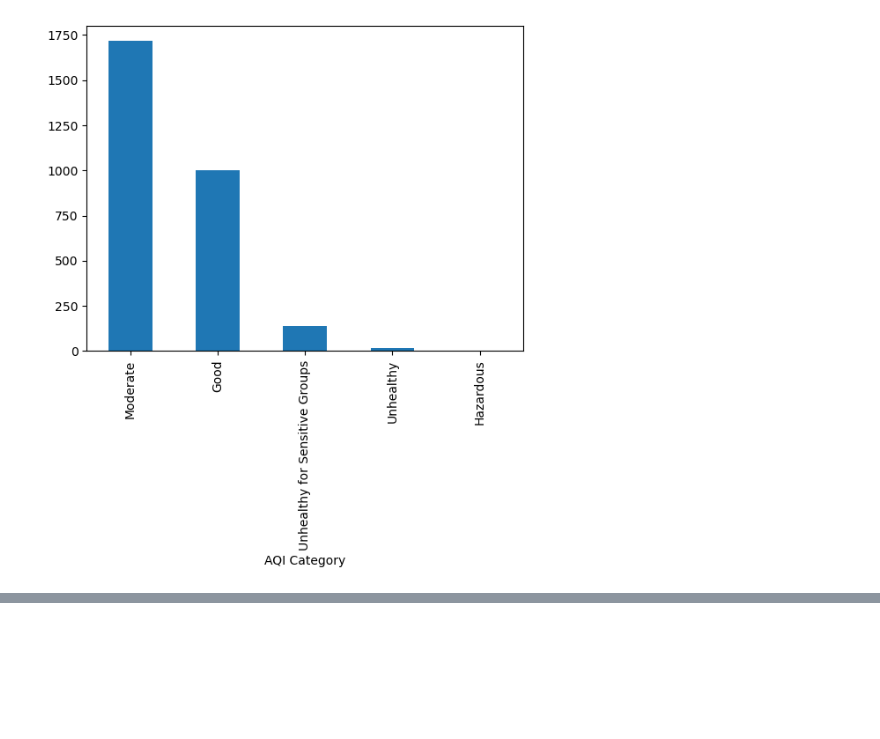
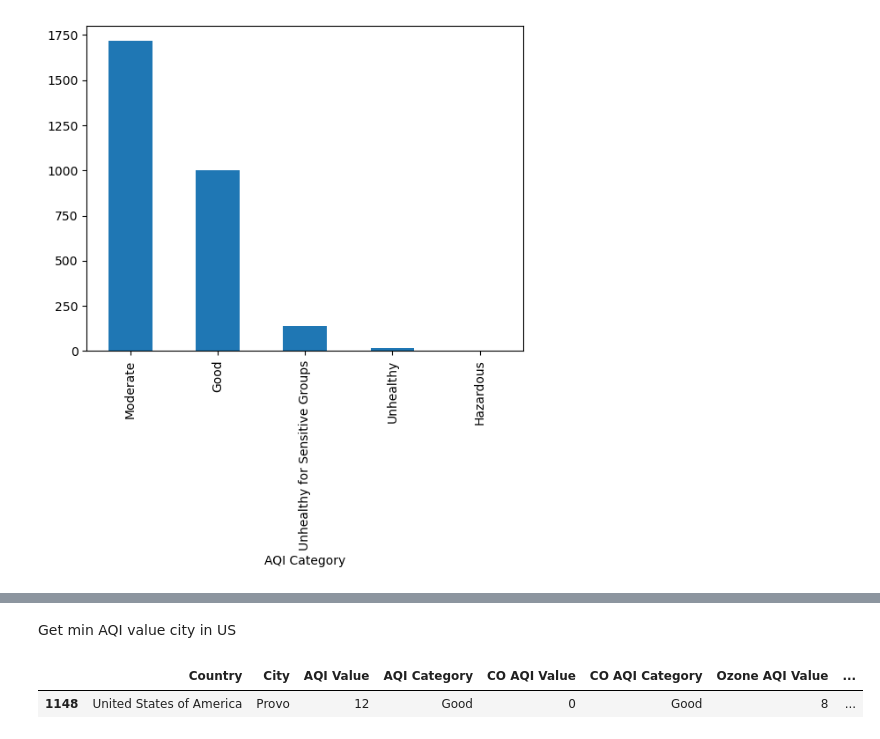
Before and after one commit to aroshacdX/msc-project-individual, a Jupyter notebook: AirPollutionAnalysis.ipynb, the cells around one changed output, grey strips where cells are left out. Drawn from its saved outputs; the diff is of its cells as text; code cells hidden in the pictures; blank space fills up the shorter version.

```diff
--- a/AirPollutionAnalysis.ipynb
+++ b/AirPollutionAnalysis.ipynb
@@ -104,0 +117,7 @@ us_df['AQI Category'].value_counts().plot.bar()
+# %% [markdown]
+Get min AQI value city in US
+# %%
+us_df[us_df['AQI Value']==us_df['AQI Value'].min()]
+# %% [output]
+|  | Country | City | AQI Value | AQI Category | CO AQI Value | CO AQI Category | Ozone AQI Value | ... |
+| 1148 | United States of America | Provo | 12 | Good | 0 | Good | 8 | ... |
```
Also changed, not shown: parts of 1 cell of this notebook.
